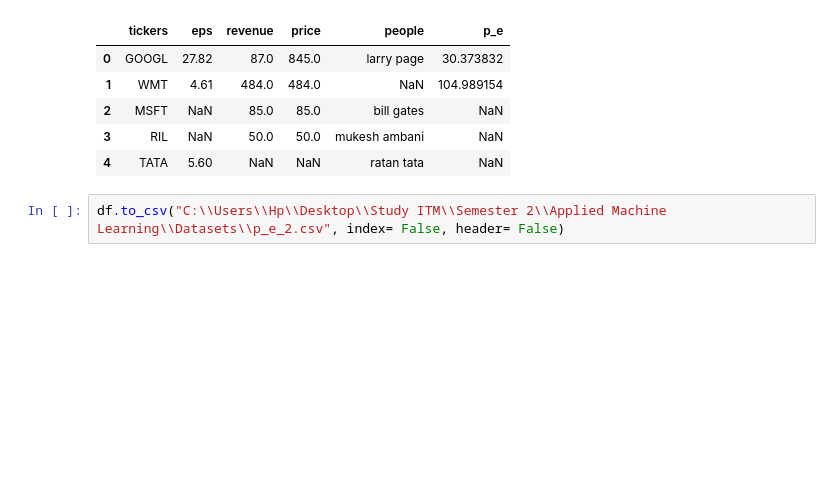
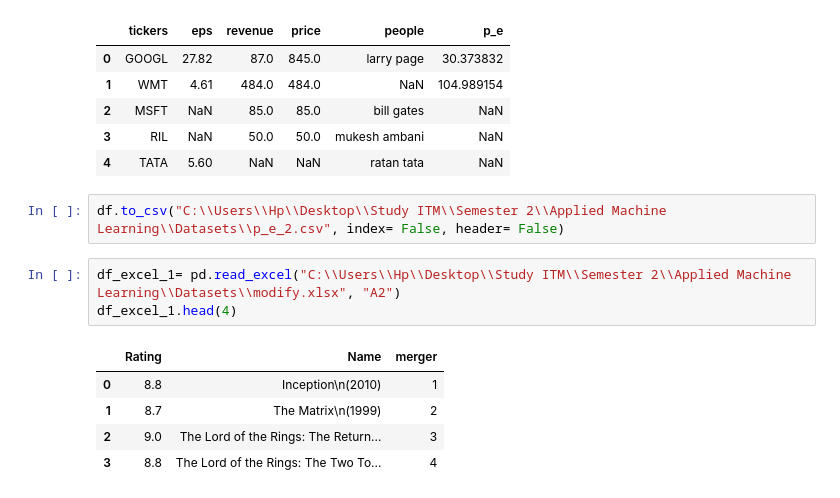
Before and after one commit to SaurabhSSB/python_module_pandas, a Jupyter notebook: src/3. read_write.ipynb, the cells around one changed output. Drawn from its saved outputs; the diff is of its cells as text; blank space fills up the shorter version.

```diff
--- a/src/3. read_write.ipynb
+++ b/src/3. read_write.ipynb
@@ -92,3 +92,12 @@ df
 | 4 | TATA | 5.60 | NaN | NaN | ratan tata | NaN |
 # %%
 df.to_csv("C:\\Users\\Hp\\Desktop\\Study ITM\\Semester 2\\Applied Machine Learning\\Datasets\\p_e_2.csv", index= False, header= False)
+# %%
+df_excel_1= pd.read_excel("C:\\Users\\Hp\\Desktop\\Study ITM\\Semester 2\\Applied Machine Learning\\Datasets\\modify.xlsx", "A2")
+df_excel_1.head(4)
+# %% [output]
+|  | Rating | Name | merger |
+| 0 | 8.8 | Inception\n(2010) | 1 |
+| 1 | 8.7 | The Matrix\n(1999) | 2 |
+| 2 | 9.0 | The Lord of the Rings: The Return... | 3 |
+| 3 | 8.8 | The Lord of the Rings: The Two To... | 4 |
```
Also changed, not shown: parts of 6 cells of this notebook.
